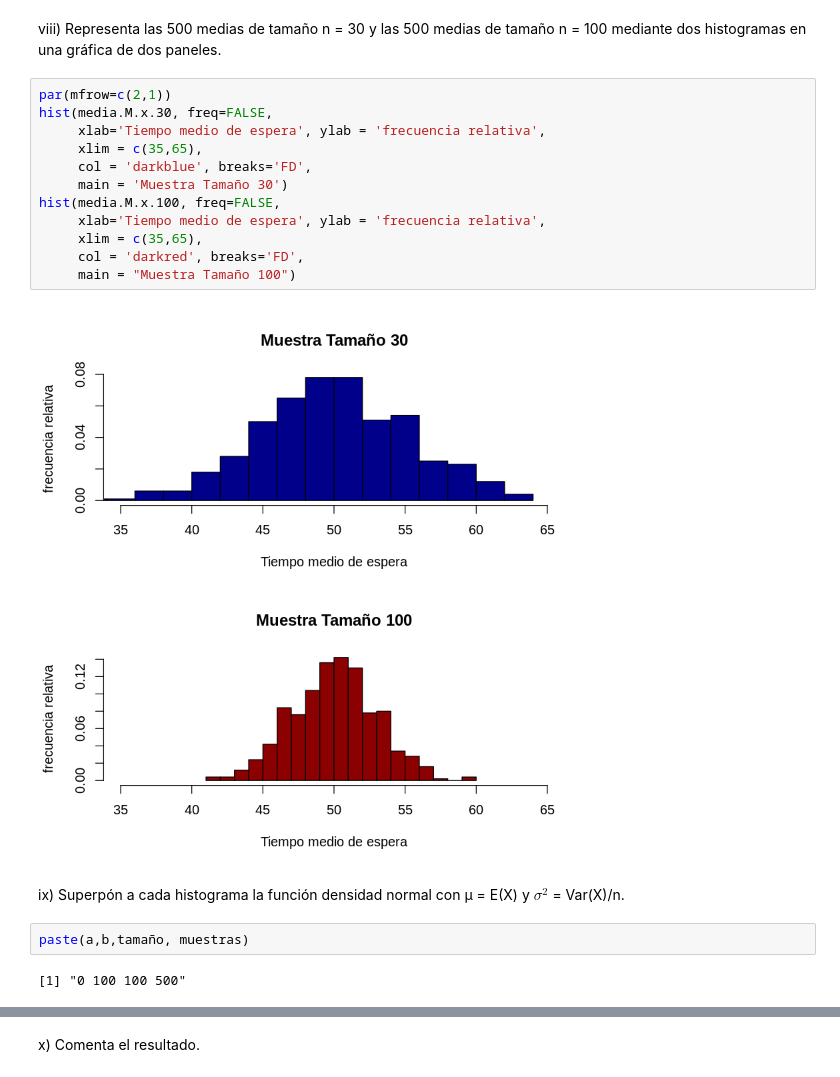
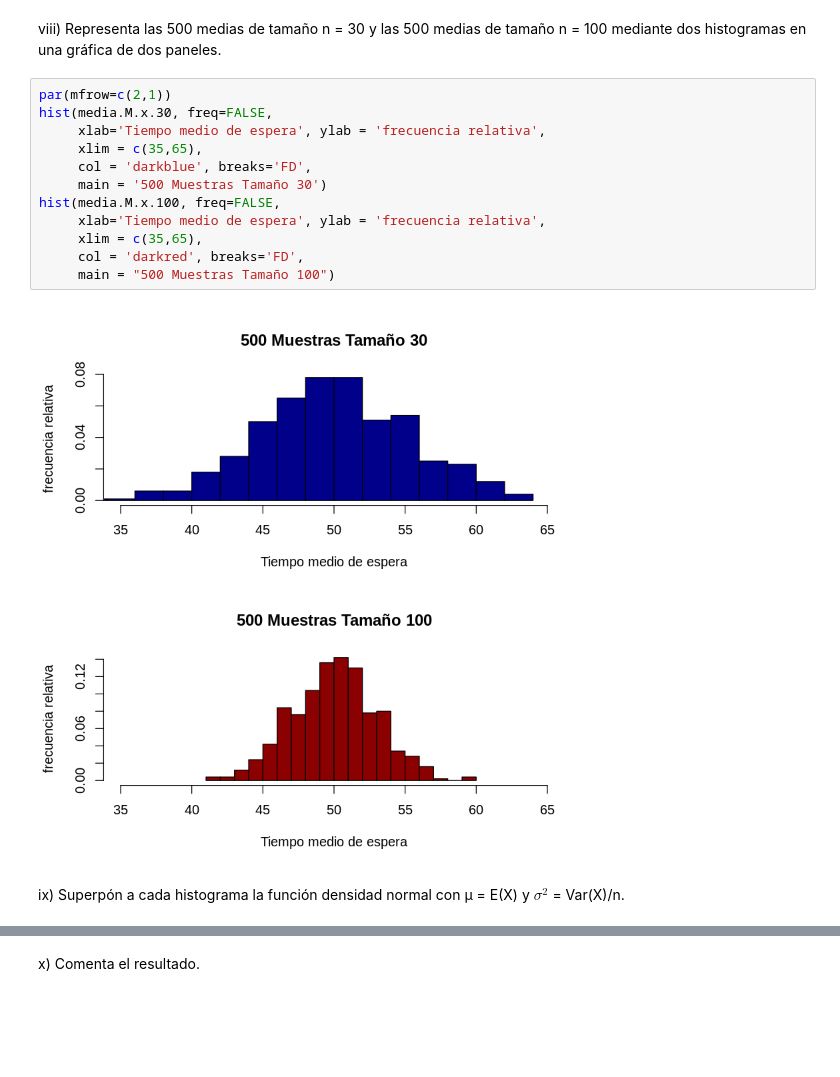
Before and after one commit to yerartdev/uc-m1965-stats, a Jupyter notebook: p3/practica3-gerardo-de-miguel.gonzalez.ipynb, the cells around one changed output, grey strips where cells are left out. Cells and saved outputs as stored; diff of their text form; blank space fills up the shorter version.

Commit message:
stats-i: práctica 3, pendientes interpretación y comparación de medias de muestras tamaño 30 y 100

```diff
--- a/p3/practica3-gerardo-de-miguel.gonzalez.ipynb
+++ b/p3/practica3-gerardo-de-miguel.gonzalez.ipynb
@@ -218,23 +218,19 @@ dos histogramas en una gráfica de dos paneles.
 # %%
 par(mfrow=c(2,1))
 hist(media.M.x.30, freq=FALSE,
      xlab='Tiempo medio de espera', ylab = 'frecuencia relativa',
      xlim = c(35,65),
      col = 'darkblue', breaks='FD',
-     main = 'Muestra Tamaño 30')
+     main = '500 Muestras Tamaño 30')
 hist(media.M.x.100, freq=FALSE,
      xlab='Tiempo medio de espera', ylab = 'frecuencia relativa',
      xlim = c(35,65),
      col = 'darkred', breaks='FD',
-     main = "Muestra Tamaño 100")
+     main = "500 Muestras Tamaño 100")
 # %% [output]
-[figure, old version]
+[figure, new version]
 # %% [markdown]
 ix) Superpón a cada histograma la función densidad normal con μ = E(X) y $σ^2$ = Var(X)/n.
-# %%
-paste(a,b,tamaño, muestras)
-# %% [output]
-[1] "0 100 100 500"
 # %%
 # https://stackoverflow.com/questions/9046664/how-to-use-the-function-curve-in-r-to-graph-a-normal-curve
 par(mfrow=c(2,1))
```
Also changed, not shown: parts of 3 cells of this notebook.
